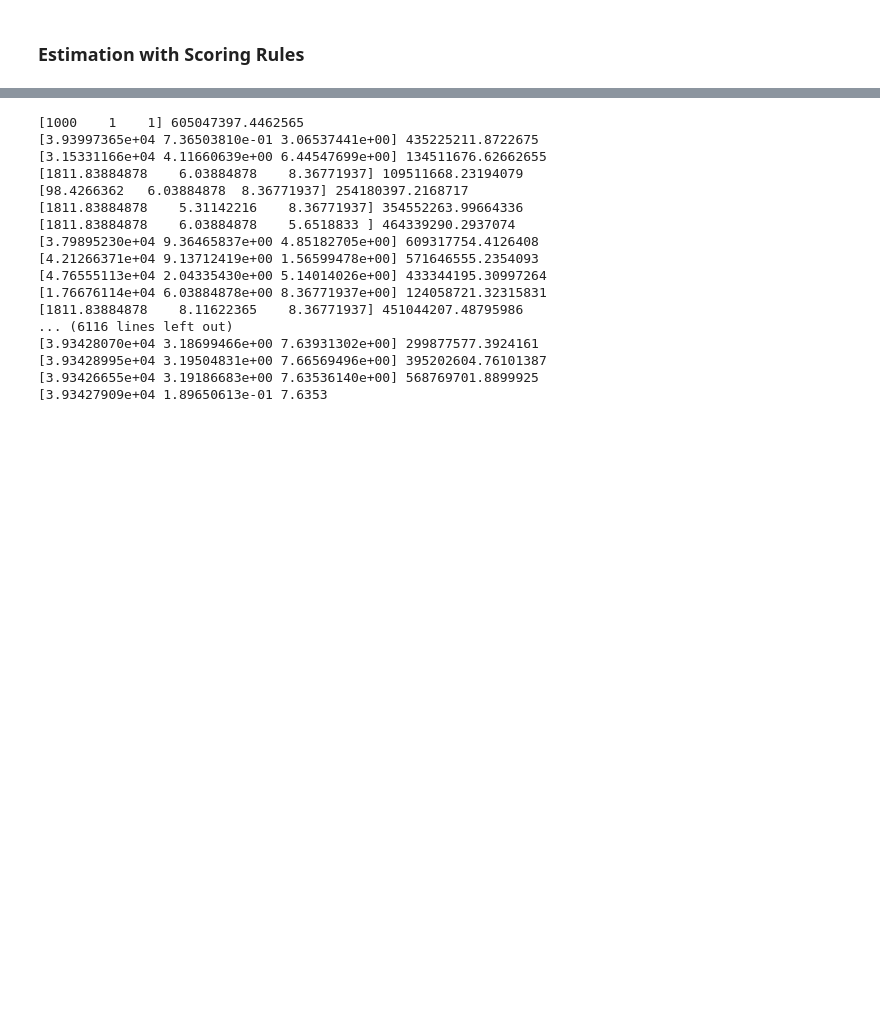
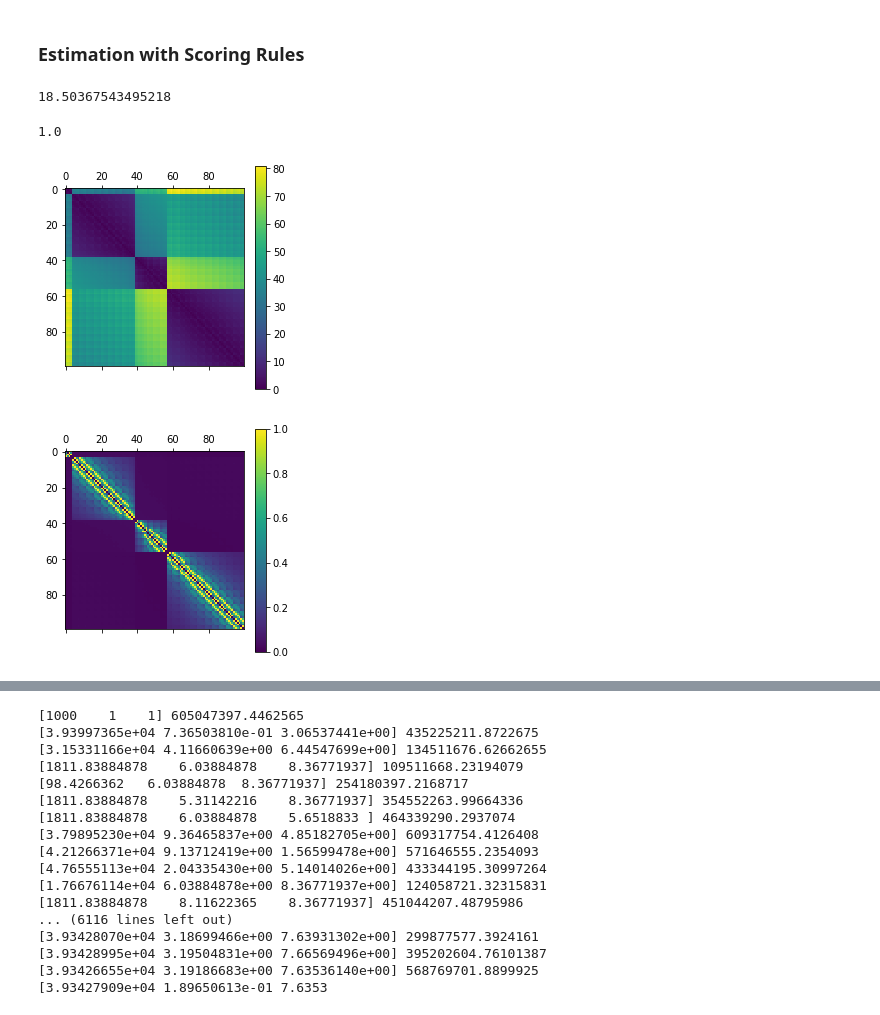
Before and after one commit to Huk-David/SpaDep_VCop, a Jupyter notebook: body/Forecasts.ipynb, the cells around one changed output, grey strips where cells are left out. Drawn from its saved outputs; the diff is of its cells as text; code cells hidden in the pictures; blank space fills up the shorter version.

```diff
--- a/body/Forecasts.ipynb
+++ b/body/Forecasts.ipynb
@@ -319,0 +390,18 @@ def Spatial_Score_add_first(theta,radius,days_nb,sim_nb,observations,dist_matrix
+# %%
+path_=[]
+test = Spatial_Score_add_first(theta=[5000,1/10,1],radius=10,days_nb=500,sim_nb=300,observations_x=obs_norm_all,censor_levels_di=obs_norm_all,dist_matrix=dist_mat,topo_matrix=topo_dist)
+test
+# %% [output]
+18.50367543495218
+# %%
+lll=range(100)
+plt.matshow(dist_mat[lll,:][:,lll])
+plt.colorbar()
+test = np.nan_to_num(np.reciprocal(dist_mat[lll,:][:,lll]),copy=False,nan=0,posinf=0,neginf=0)
+plt.matshow(test)
+plt.colorbar()
+np.max(test[test>0])
+# %% [output]
+1.0
+[figure, added]
+[figure, added]
```
Also changed, not shown: parts of 7 cells of this notebook.
